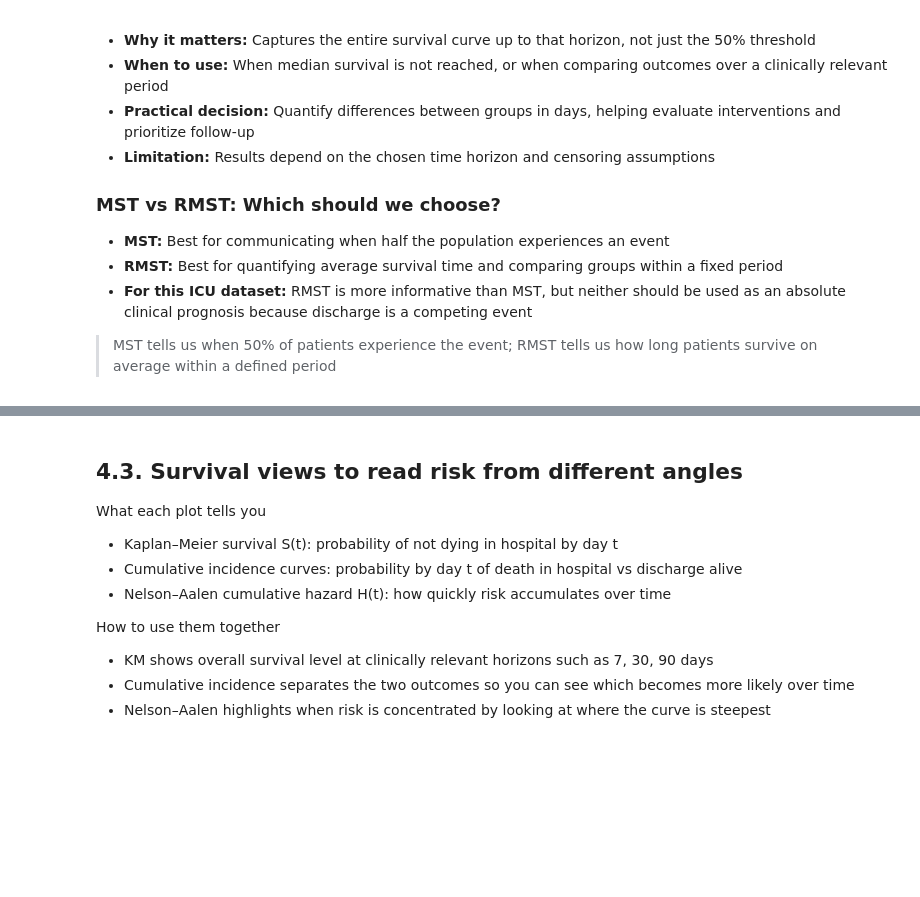
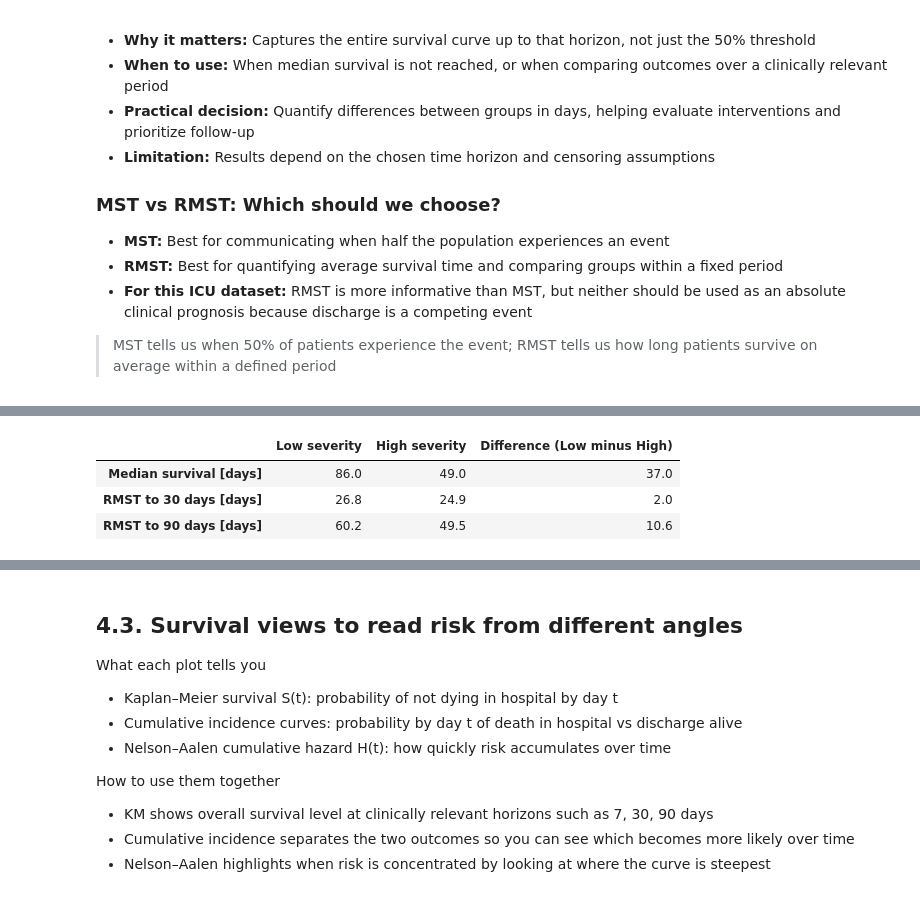
Before and after one commit to IE-ML-for-Healthcare/ICU_Survival_analysis, a Jupyter notebook: 01_ICU_Survival_analysis_KM.ipynb, the cells around one changed output, grey strips where cells are left out. Cells and saved outputs as stored; diff of their text form; code cells hidden in the pictures; blank space fills up the shorter version.

```diff
--- a/01_ICU_Survival_analysis_KM.ipynb
+++ b/01_ICU_Survival_analysis_KM.ipynb
@@ -489,0 +552,24 @@ display(rmst_table)
+# %%
+# One median and two chosen RMST horizons
+severity_comparison = pd.DataFrame({
+    f"{name.capitalize()} severity": {
+        "Median survival [days]": float(fit.median_survival_time_),
+        "RMST to 30 days [days]": float(restricted_mean_survival_time(fit, t=30)),
+        "RMST to 90 days [days]": float(restricted_mean_survival_time(fit, t=90))
+    }
+    for name, fit in severity_fits.items()
+})
+severity_comparison["Difference (Low minus High)"] = (
+    severity_comparison["Low severity"] - severity_comparison["High severity"]
+)
+severity_comparison = severity_comparison.round(1).astype(object)
+severity_comparison.loc["Median survival [days]"] = [
+    value if np.isfinite(value) else "Not reached" if column != "Difference (Low minus High)" else "Not estimable"
+    for column, value in severity_comparison.loc["Median survival [days]"].items()
+]
+display(severity_comparison)
+# %% [output]
+|  | Low severity | High severity | Difference (Low minus High) |
+| Median survival [days] | 86.0 | 49.0 | 37.0 |
+| RMST to 30 days [days] | 26.8 | 24.9 | 2.0 |
+| RMST to 90 days [days] | 60.2 | 49.5 | 10.6 |
```
Also changed, not shown: parts of 2 cells of this notebook.
